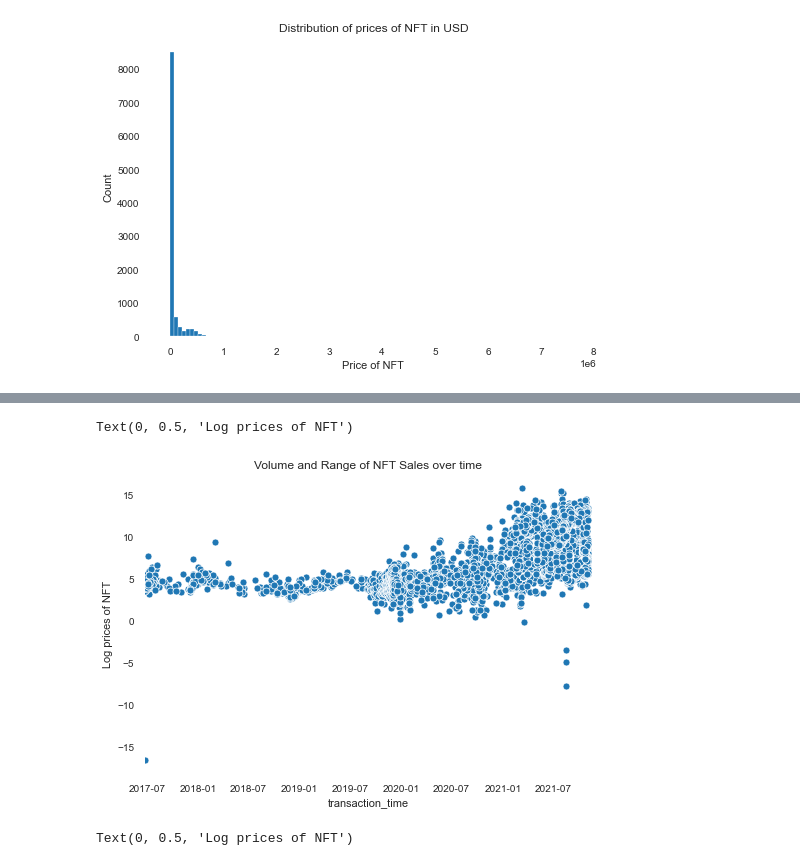
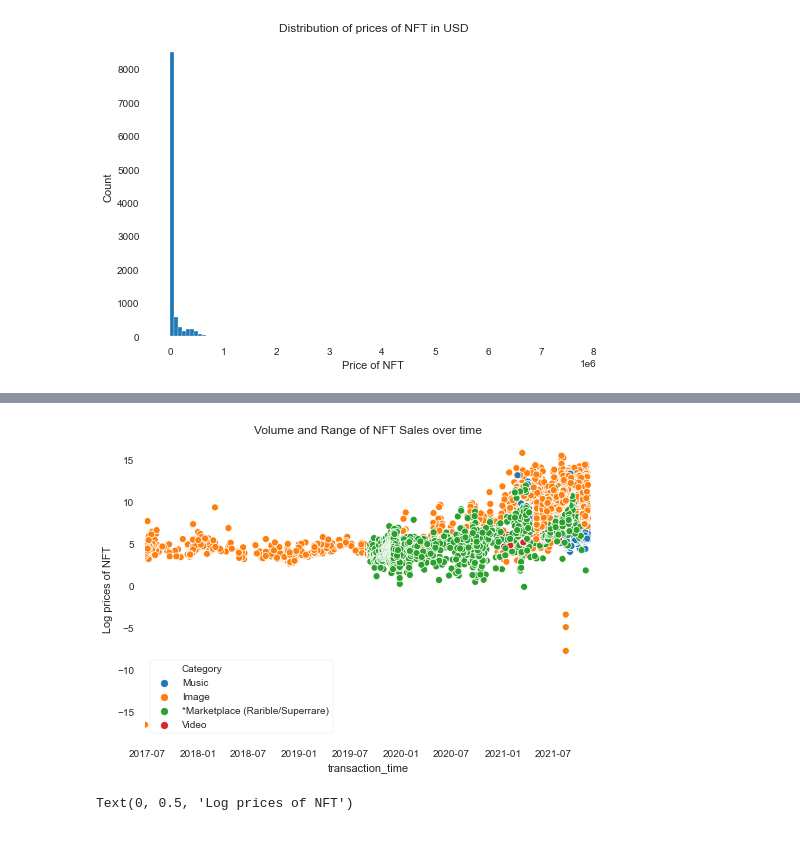
Before and after one commit to Cawinchan/opensea_data_extractor, a Jupyter notebook: data_visualisation.ipynb, the cells around one changed output, grey strips where cells are left out. Cells and saved outputs as stored; diff of their text form; code cells hidden in the pictures.

```diff
--- a/data_visualisation.ipynb
+++ b/data_visualisation.ipynb
@@ -14,8 +14,9 @@ category = {'Async Music':"Music", 'Boonji Project':"Image", 'Bored Ape Yacht Cl
             'VeeFriends':"Image", 'CryptoPunks':"Image", 'Doodles':"Image", 'EulerBeats Enigma':"Music",
             'EulerBeats Genesis':"Music", 'Cryptoblots by Dam Aggott-Hnsch':"Image",
             'JingleBe NFT COLLECTION':"Music", 'LOSTPOETS':"Image", 'NAMEWEE4896 Collection':"Music",
-            'Nifty Sax Spheres':"Music", 'Rarible':"Marketplace", 'Song A Day':"Video", '"I\'m Spottie"':"Music",
-            'SuperRare':"Marketplace", 'THE SHIBOSHIS':"Image"}
+            'Nifty Sax Spheres':"Music", 'Rarible':"*Marketplace (Rarible/Superrare)", 'Song A Day':"Video", '"I\'m Spottie"':"Music",
+            'SuperRare':"*Marketplace (Rarible/Superrare)", 'THE SHIBOSHIS':"Image"}
+# All categories/ Music|Video|Iamge
 
 df = pd.DataFrame()
 
@@ -167,10 +175,10 @@ Text(0.5, 1.0, 'ETH-USD volume over time')
 # %%
-sns.scatterplot(df.transaction_time,np.log((df.eth_price*pd.to_numeric(df.usd_price)*10**(-float(df.eth_price_decimal.head(1)))))).set(xlim=(df.transaction_time.min(),df.transaction_time.max()))
+sns.scatterplot(df.transaction_time,np.log((df.eth_price*pd.to_numeric(df.usd_price)*10**(-float(df.eth_price_decimal.head(1))))),hue=(df.Category)).set(xlim=(df.transaction_time.min(),df.transaction_time.max()))
 plt.title("Volume and Range of NFT Sales over time")
 plt.ylabel("Log prices of NFT")
+plt.savefig('visualisations/Coloured_Volume_and_Range_of_NFT_Sales_over_time.pdf')
 # %% [output]
-Text(0, 0.5, 'Log prices of NFT')
-[figure, old version]
+[figure, new version]
 # %%
 sns.stripplot(y=df.Category,x=df.transaction_time).set(xlim=(df.transaction_time.min(),df.transaction_time.max()))
 plt.title("Volume and Category of NFT Sales over time")
```
Also changed, not shown: parts of 15 cells of this notebook, 23 other files.
